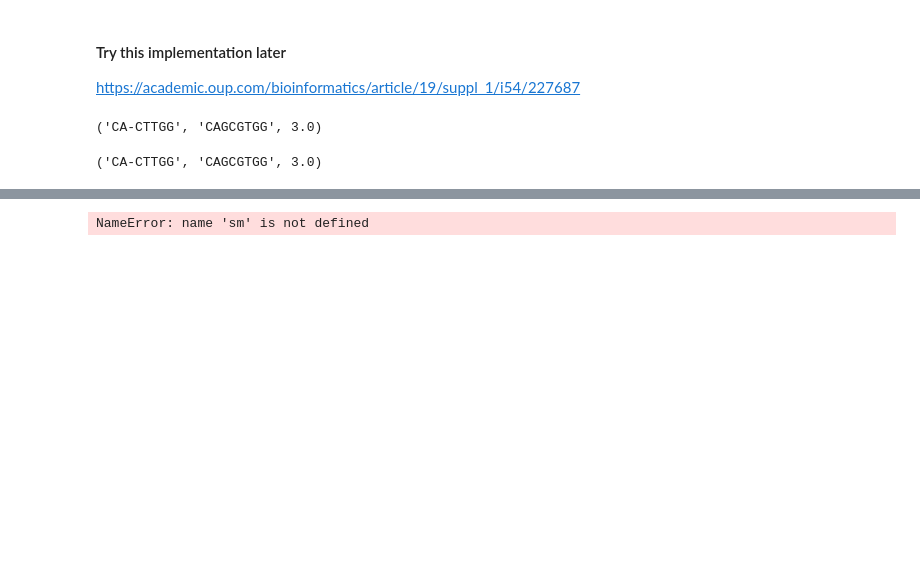
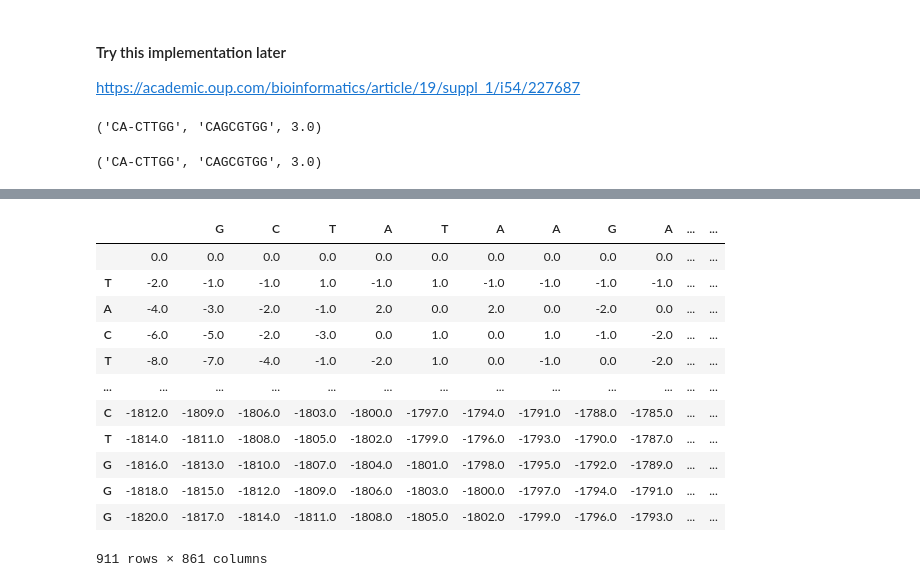
Before and after one commit to rodriguezmDNA/bioinformaticsAlgorithms, a Jupyter notebook: GlocalAlignment.ipynb, the cells around one changed output, grey strips where cells are left out. Drawn from its saved outputs; the diff is of its cells as text; code cells hidden in the pictures; blank space fills up the shorter version.

```diff
--- a/GlocalAlignment.ipynb
+++ b/GlocalAlignment.ipynb
@@ -602,6 +618,5 @@ x='ATGCATGCCGG'
 y='TCCGAAAC'
 indel = -2
 subMat = createScorMat(match = 1,mismatch = -1,nts = list(set(y) | set(x)))
-sm, _ = overGlobal(x,y,subMat,indel)
-sm,_
+overAl(x,y,subMat,indel) ##?
 # %% [output]
@@ -656,7 +748,0 @@ overBacktrack(x,y,sm[:_+1,:],subMat,indel)
-# %%
-x='CAGCACTTGGATTCTCGG'
-y='CAGCGTGG'
-indel = -2
-subMat = createScorMat(match = 1,mismatch = -1,nts = list(set(y) | set(x)))
-sm = overGlobal(x,y,subMat,indel)
-vizScoringMat(x,y,sm)
@@ -694,4 +748,0 @@ array([[  0.,   0.,   0., ...,   0.,   0.,   0.],
-# %%
-pd.DataFrame(sm)
-# %% [output]
-NameError: name 'sm' is not defined
@@ -697,0 +752,20 @@ NameError: name 'sm' is not defined
+# %%
+equis = x0(x,y,subMat,indel) ##?
+ye = y0(x,y,subMat,indel) ##?
+todo = all0(x,y,subMat,indel) ##?
+# %%
+vizScoringMat(x,y,equis)
+# %% [output]
+|  |  | G | C | T | A | T | A | A | G | A | ... | ... |
+|  | 0.0 | 0.0 | 0.0 | 0.0 | 0.0 | 0.0 | 0.0 | 0.0 | 0.0 | 0.0 | ... | ... |
+| T | -2.0 | -1.0 | -1.0 | 1.0 | -1.0 | 1.0 | -1.0 | -1.0 | -1.0 | -1.0 | ... | ... |
+| A | -4.0 | -3.0 | -2.0 | -1.0 | 2.0 | 0.0 | 2.0 | 0.0 | -2.0 | 0.0 | ... | ... |
+| C | -6.0 | -5.0 | -2.0 | -3.0 | 0.0 | 1.0 | 0.0 | 1.0 | -1.0 | -2.0 | ... | ... |
+| T | -8.0 | -7.0 | -4.0 | -1.0 | -2.0 | 1.0 | 0.0 | -1.0 | 0.0 | -2.0 | ... | ... |
+| ... | ... | ... | ... | ... | ... | ... | ... | ... | ... | ... | ... | ... |
+| C | -1812.0 | -1809.0 | -1806.0 | -1803.0 | -1800.0 | -1797.0 | -1794.0 | -1791.0 | -1788.0 | -1785.0 | ... | ... |
+| T | -1814.0 | -1811.0 | -1808.0 | -1805.0 | -1802.0 | -1799.0 | -1796.0 | -1793.0 | -1790.0 | -1787.0 | ... | ... |
+| G | -1816.0 | -1813.0 | -1810.0 | -1807.0 | -1804.0 | -1801.0 | -1798.0 | -1795.0 | -1792.0 | -1789.0 | ... | ... |
+| G | -1818.0 | -1815.0 | -1812.0 | -1809.0 | -1806.0 | -1803.0 | -1800.0 | -1797.0 | -1794.0 | -1791.0 | ... | ... |
+| G | -1820.0 | -1817.0 | -1814.0 | -1811.0 | -1808.0 | -1805.0 | -1802.0 | -1799.0 | -1796.0 | -1793.0 | ... | ... |
+911 rows × 861 columns
```
Also changed, not shown: parts of 21 cells of this notebook.
